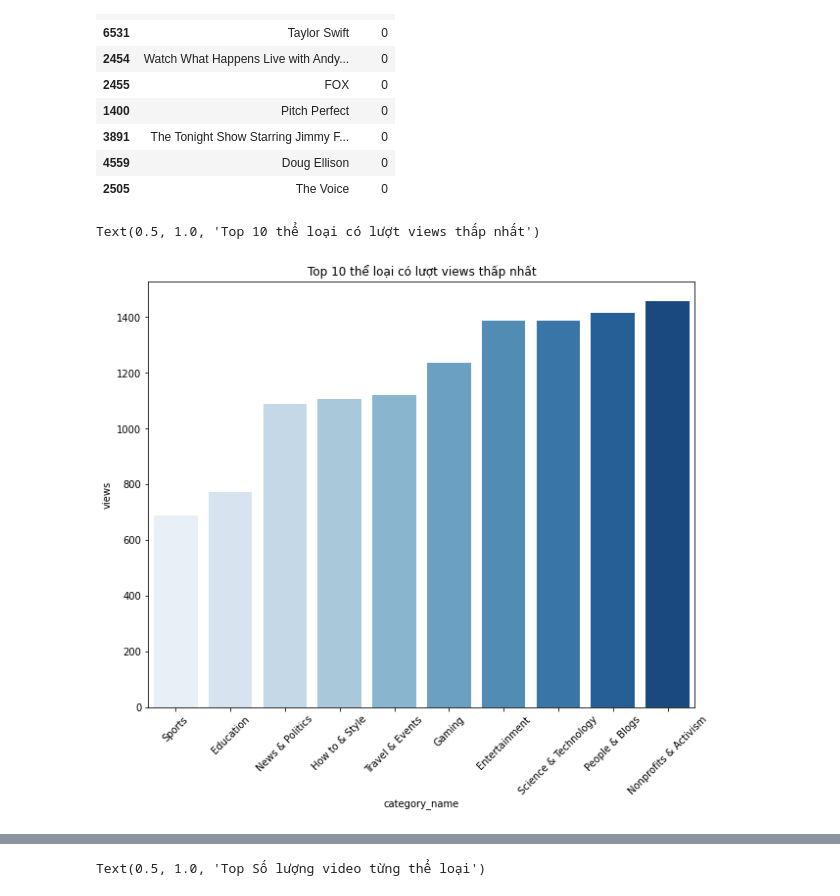
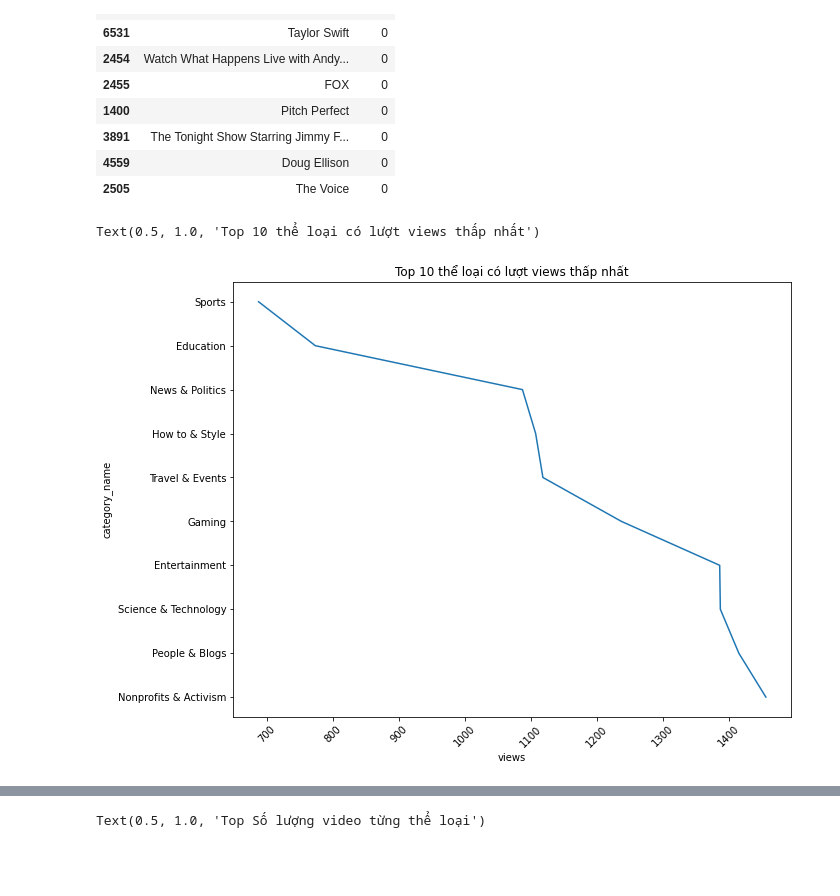
Before and after one commit to Khanhnq2647/TTS-VCORP, a Jupyter notebook: Trending Yt.ipynb, the cells around one changed output, grey strips where cells are left out. Saved outputs shown, nothing was run; the diff lists cells and outputs as text; code cells hidden in the pictures; blank space fills up the shorter version.

```diff
--- a/Trending Yt.ipynb
+++ b/Trending Yt.ipynb
@@ -114,13 +114,13 @@ Top 10 channel có video đạt top trending nhanh nhất
 # %%
 sorted_df = data.sort_values(by='views',ascending=True)
 sorted_df_top5 = sorted_df.drop_duplicates(subset=['category_name']).head(10)
 fig, ax = plt.subplots(figsize=(10,8))
-sns.barplot(x='category_name', y = 'views',data = sorted_df_top5,palette="Blues")
+sns.lineplot(y='category_name', x = 'views',data = sorted_df_top5,palette="Blues")
 plt.xticks(rotation=45)
 plt.title('Top 10 thể loại có lượt views thấp nhất')
 # %% [output]
 Text(0.5, 1.0, 'Top 10 thể loại có lượt views thấp nhất')
-[figure, old version]
+[figure, new version]
 # %%
 top10chanel = data.channel_title.value_counts().head(10)
 fig, ax = plt.subplots(figsize=(10,8))
```
Also changed, not shown: parts of 1 cell of this notebook.
